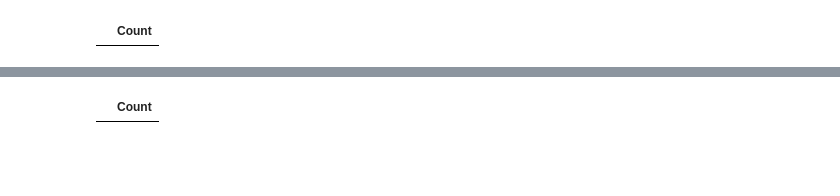
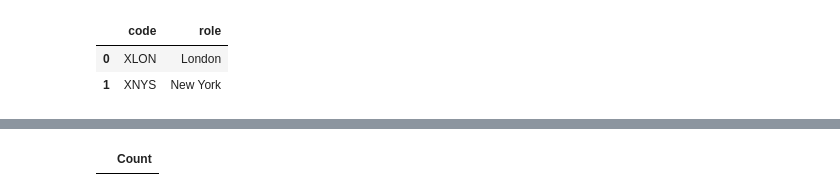
Before and after one commit to Query-farm/vgi-trading-calendar, a Jupyter notebook: notebooks/01_cross_market_utc_overlap.ipynb, the cells around one changed output, grey strips where cells are left out. Saved outputs shown, nothing was run; the diff lists cells and outputs as text; code cells hidden in the pictures; blank space fills up the shorter version.

```diff
--- a/notebooks/01_cross_market_utc_overlap.ipynb
+++ b/notebooks/01_cross_market_utc_overlap.ipynb
@@ -45,14 +65,14 @@ The literal `uvx` location starts a remotely available Git revision with the tes
 # %%
 %%sql
 INSTALL vgi FROM community;
 LOAD vgi;
-ATTACH 'tcal' (TYPE vgi, LOCATION 'uvx --python 3.13 --with vgi-python==0.51.0 --with vgi-rpc==0.53.1 --with exchange-calendars==4.13.2 --with pandas==3.1.1 --with numpy==2.5.4 --with tzdata==2026.6 --from git+https://github.com/Query-farm/vgi-trading-calendar@ac3c95091e2b248f995b24767021283cb46a1b9e vgi-trading-calendar-worker');
-CREATE TABLE schedules AS
-SELECT 'XNYS' AS exchange,* FROM tcal.main.trading_schedule(DATE '2026-10-19',DATE '2026-11-08',exchange:='XNYS')
-UNION ALL
-SELECT 'XLON' AS exchange,* FROM tcal.main.trading_schedule(DATE '2026-10-19',DATE '2026-11-08',exchange:='XLON');
-CREATE TABLE date_spine AS SELECT day::DATE AS day FROM generate_series(DATE '2026-10-19',DATE '2026-11-08',INTERVAL 1 DAY) t(day);
-CREATE TABLE availability AS SELECT day,tcal.main.is_trading_day(day,'XNYS') AS ny_session,
- tcal.main.is_trading_day(day,'XLON') AS london_session FROM date_spine;
+ATTACH 'tcal' (TYPE vgi,
+ LOCATION 'uvx --python 3.13 --from git+https://github.com/Query-farm/vgi-trading-calendar@v0.5.0 vgi-trading-calendar-worker');
+CREATE TABLE selected_exchanges AS
+SELECT code FROM tcal.main.exchanges WHERE code IN ('XNYS','XLON');
+SELECT code,CASE code WHEN 'XNYS' THEN 'New York' WHEN 'XLON' THEN 'London' END AS role
+FROM selected_exchanges ORDER BY code;
 # %% [output]
-|  | Count |
+|  | code | role |
+| 0 | XLON | London |
+| 1 | XNYS | New York |
```
Also changed, not shown: parts of 21 cells of this notebook, 14 other files.
